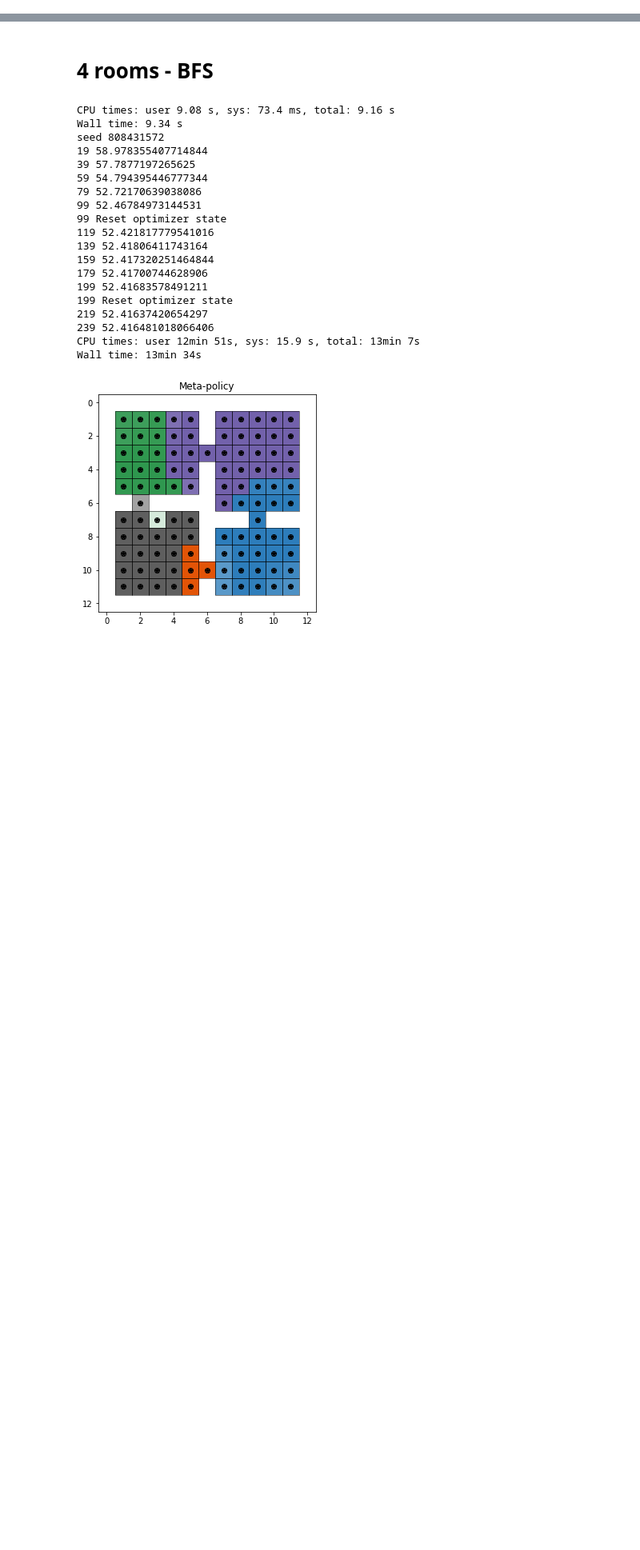
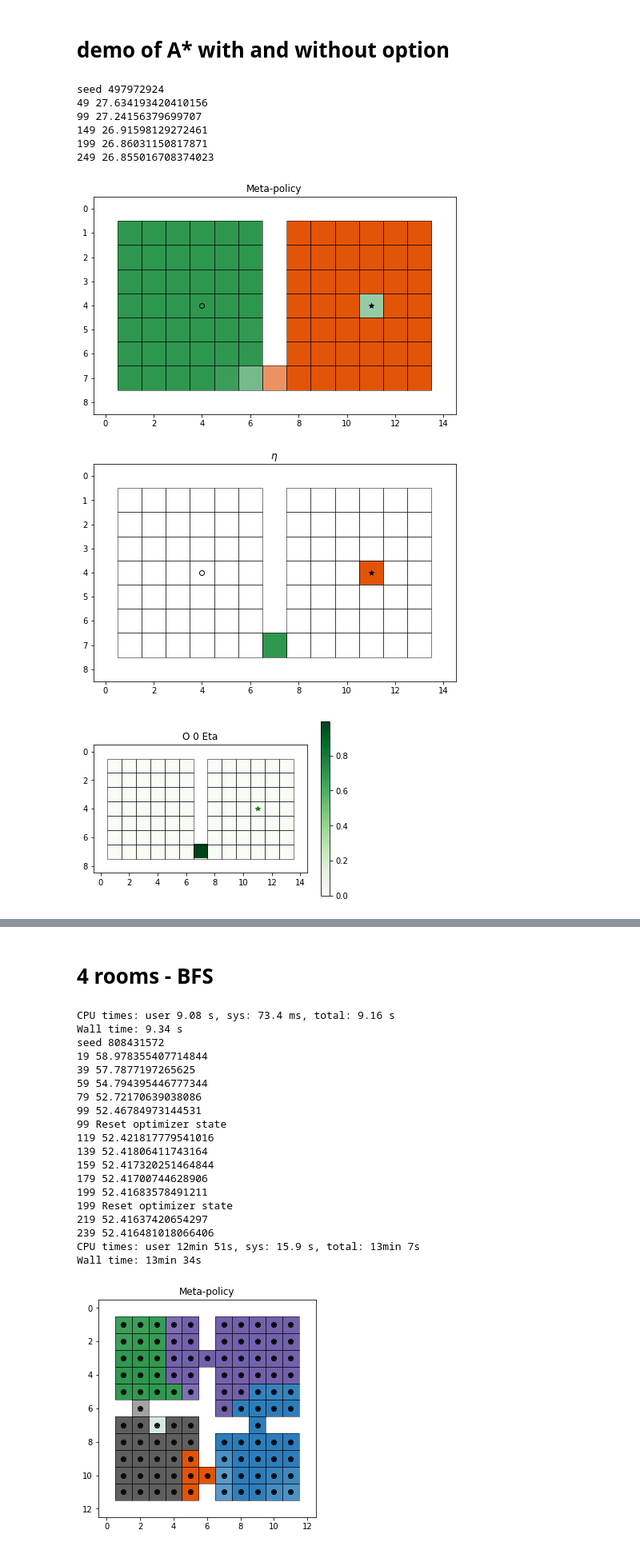
Before and after one commit to cgc/optdisco-plancost, a Jupyter notebook: analysis/cogsci-map.ipynb, the cells around one changed output, grey strips where cells are left out. Shown at 80% size. Cells and saved outputs as stored; diff of their text form; code cells hidden in the pictures; blank space fills up the shorter version.

```diff
--- a/analysis/cogsci-map.ipynb
+++ b/analysis/cogsci-map.ipynb
@@ -15,0 +20,29 @@ eps = torch.finfo().eps
+# %% [markdown]
+# demo of A* with and without option
+# %%
+env = diffplan.Grid('''
+xxxxxxxxxxxxxxx
+x      x      x
+x      x      x
+x      x      x
+x   S  x   G  x
+x      x      x
+x      x      x
+x             x
+xxxxxxxxxxxxxxx
+''')
+h = astar.compute_manhattan_heuristic(env)
+# %%
+dist, cost = astar.compute_astar_matrix(env, h, tqdm=tqdm, samples=10)
+# %%
+d=diffplan.option_learner_grad(env, search_cost=dist+cost, lr=0.1, grad_steps=250, progress=50, add_goal_options=True, num_options=1, goal_uniform_random=True)
+# %% [output]
+seed 497972924
+49 27.634193420410156
+99 27.24156379699707
+149 26.91598129272461
+199 26.86031150817871
+249 26.855016708374023
+[figure, added]
+[figure, added]
+[figure, added]
```
Also changed, not shown: parts of 14 cells of this notebook, 8 other files.
